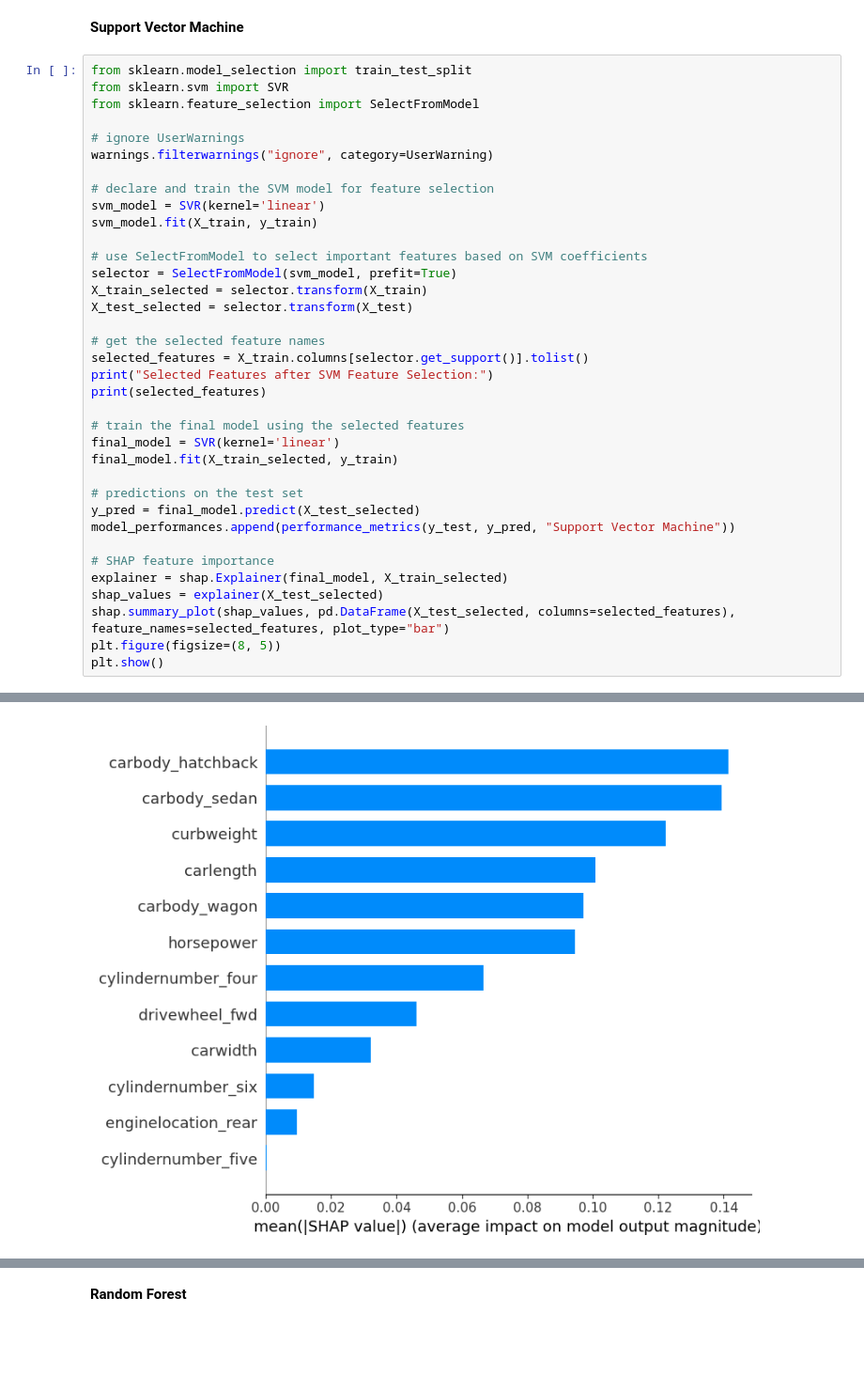
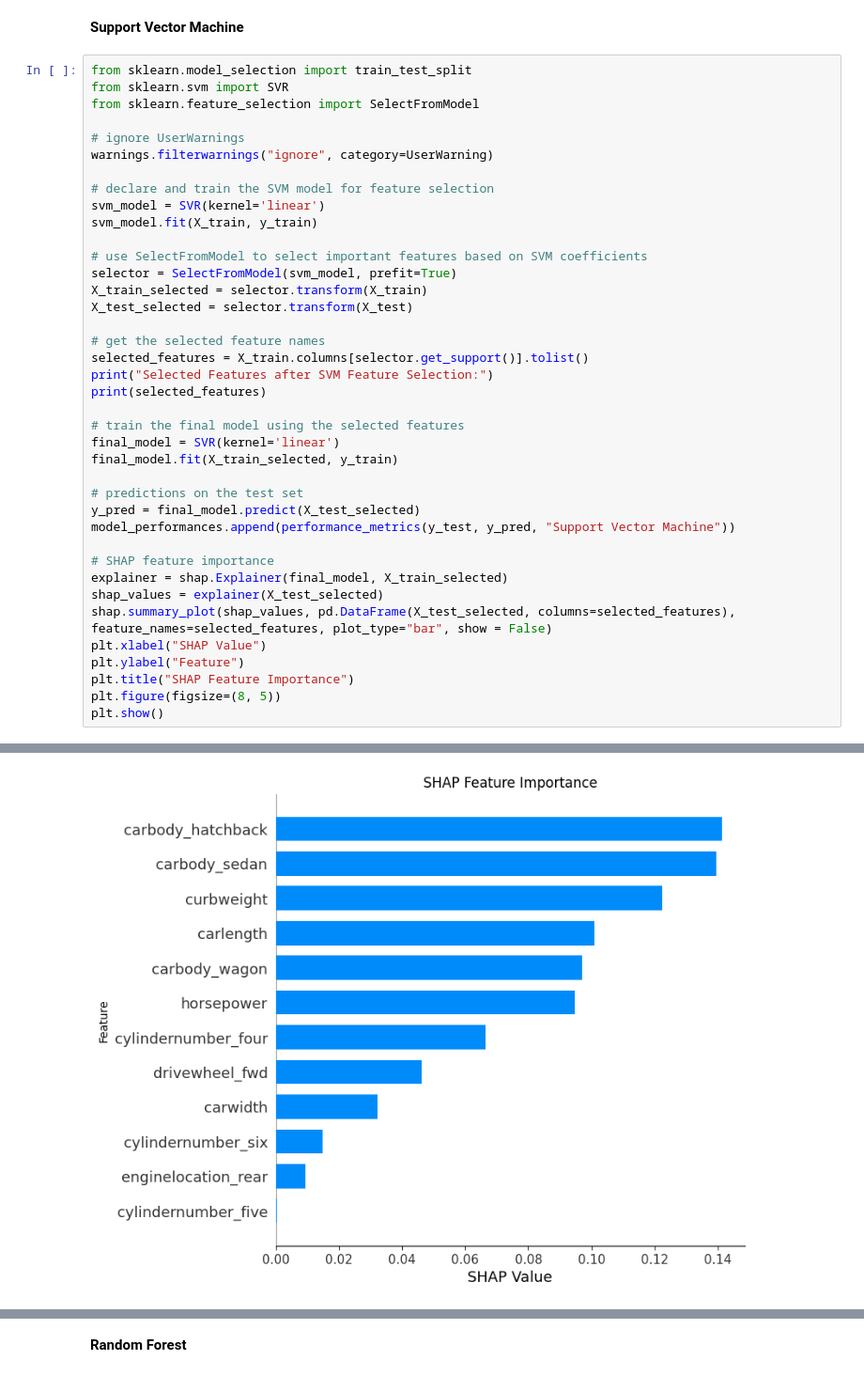
Before and after one commit to yunbeomlee/yunbeomlee.github.io, a Jupyter notebook: files/Car_Price_Prediction.ipynb, the cells around one changed output, grey strips where cells are left out. Shown at 94% size. Drawn from its saved outputs; the diff is of its cells as text; blank space fills up the shorter version.

```diff
--- a/files/Car_Price_Prediction.ipynb
+++ b/files/Car_Price_Prediction.ipynb
@@ -534,35 +525,38 @@ svm_model.fit(X_train, y_train)
 selector = SelectFromModel(svm_model, prefit=True)
 X_train_selected = selector.transform(X_train)
 X_test_selected = selector.transform(X_test)
 
 # get the selected feature names
 selected_features = X_train.columns[selector.get_support()].tolist()
 print("Selected Features after SVM Feature Selection:")
 print(selected_features)
 
 # train the final model using the selected features
 final_model = SVR(kernel='linear')
 final_model.fit(X_train_selected, y_train)
 
 # predictions on the test set
 y_pred = final_model.predict(X_test_selected)
 model_performances.append(performance_metrics(y_test, y_pred, "Support Vector Machine"))
 
 # SHAP feature importance
 explainer = shap.Explainer(final_model, X_train_selected)
 shap_values = explainer(X_test_selected)
-shap.summary_plot(shap_values, pd.DataFrame(X_test_selected, columns=selected_features), feature_names=selected_features, plot_type="bar")
+shap.summary_plot(shap_values, pd.DataFrame(X_test_selected, columns=selected_features), feature_names=selected_features, plot_type="bar", show = False)
+plt.xlabel("SHAP Value")
+plt.ylabel("Feature")
+plt.title("SHAP Feature Importance")
 plt.figure(figsize=(8, 5))
 plt.show()
 # %% [output]
 Selected Features after SVM Feature Selection:
 ['curbweight', 'horsepower', 'carwidth', 'carlength', 'carbody_hatchback', 'carbody_sedan', 'carbody_wagon', 'drivewheel_fwd', 'enginelocation_rear', 'cylindernumber_five', 'cylindernumber_four', 'cyl ...
 
 Support Vector Machine Performance Metrics:
 Mean Squared Error (MSE): 0.03378
 Mean Absolute Error (MAE): 0.1233
 R-squared (R2): 0.86895
-[figure, old version]
+[figure, new version]
 <Figure size 800x500 with 0 Axes>
 # %% [markdown]
 **Random Forest**
```
Also changed, not shown: parts of 5 cells of this notebook.
